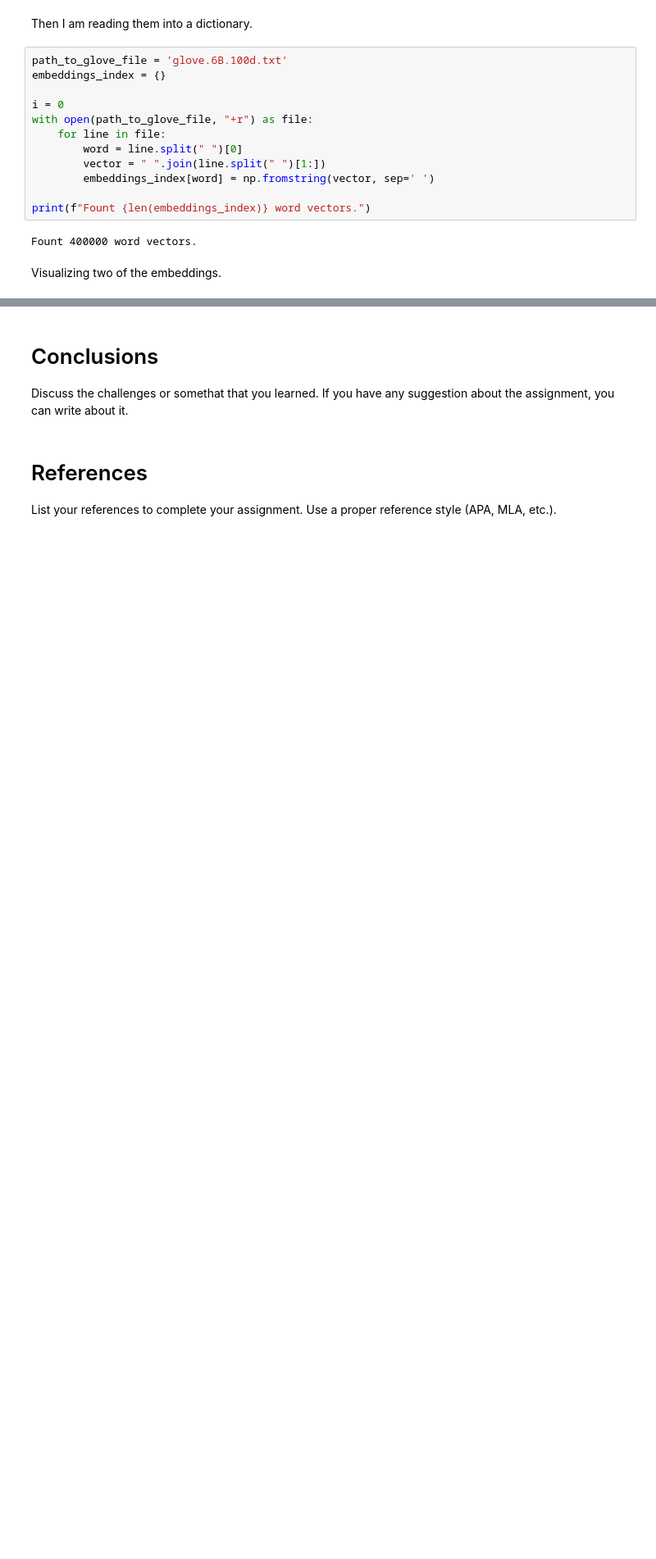
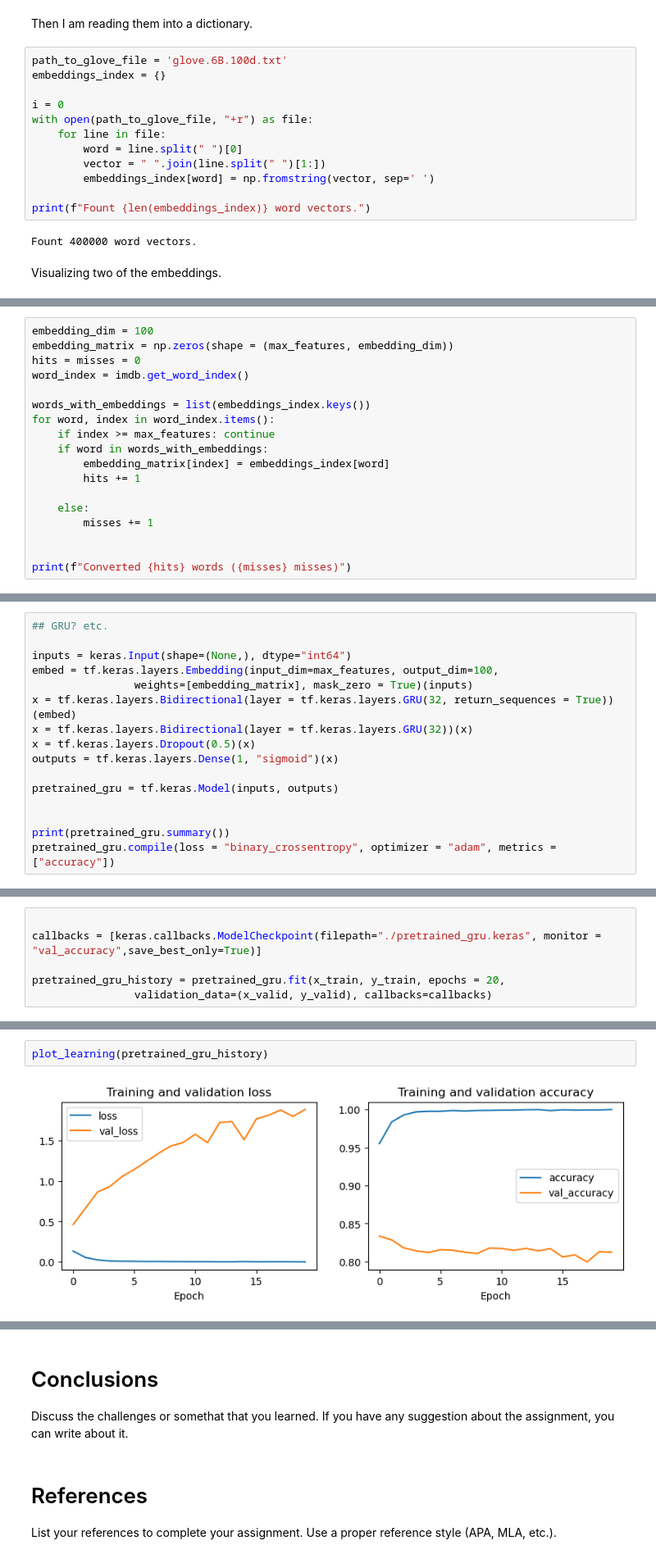
Before and after one commit to Abeoseh/deep_learning, a Jupyter notebook: assignments/assignment3/Assign3.ipynb, the cells around one changed output, grey strips where cells are left out. Shown at 82% size. Saved outputs shown, nothing was run; the diff lists cells and outputs as text; blank space fills up the shorter version.

```diff
--- a/assignments/assignment3/Assign3.ipynb
+++ b/assignments/assignment3/Assign3.ipynb
@@ -111,0 +212,18 @@ Train and test your model and report your observations.
+# %%
+embedding_dim = 100
+embedding_matrix = np.zeros(shape = (max_features, embedding_dim))
+hits = misses = 0
+word_index = imdb.get_word_index()
+
+words_with_embeddings = list(embeddings_index.keys())
+for word, index in word_index.items():
+    if index >= max_features: continue
+    if word in words_with_embeddings:
+        embedding_matrix[index] = embeddings_index[word]
+        hits += 1
+
+    else:
+        misses += 1
+
+
+print(f"Converted {hits} words ({misses} misses)")
@@ -111,0 +242,16 @@ Train and test your model and report your observations.
+# %%
+## GRU? etc.
+
+inputs = keras.Input(shape=(None,), dtype="int64")
+embed = tf.keras.layers.Embedding(input_dim=max_features, output_dim=100,
+                weights=[embedding_matrix], mask_zero = True)(inputs)
+x = tf.keras.layers.Bidirectional(layer = tf.keras.layers.GRU(32, return_sequences = True))(embed)
+x = tf.keras.layers.Bidirectional(layer = tf.keras.layers.GRU(32))(x)
+x = tf.keras.layers.Dropout(0.5)(x)
+outputs = tf.keras.layers.Dense(1, "sigmoid")(x)
+
+pretrained_gru = tf.keras.Model(inputs, outputs)
+
+
+print(pretrained_gru.summary())
+pretrained_gru.compile(loss = "binary_crossentropy", optimizer = "adam", metrics = ["accuracy"])
@@ -111,0 +285,6 @@ Train and test your model and report your observations.
+# %%
+
+callbacks = [keras.callbacks.ModelCheckpoint(filepath="./pretrained_gru.keras", monitor = "val_accuracy",save_best_only=True)]
+
+pretrained_gru_history = pretrained_gru.fit(x_train, y_train, epochs = 20,
+                validation_data=(x_valid, y_valid), callbacks=callbacks)
@@ -111,0 +311,4 @@ Train and test your model and report your observations.
+# %%
+plot_learning(pretrained_gru_history)
+# %% [output]
+[figure, added]
```
Also changed, not shown: parts of 25 cells of this notebook.
